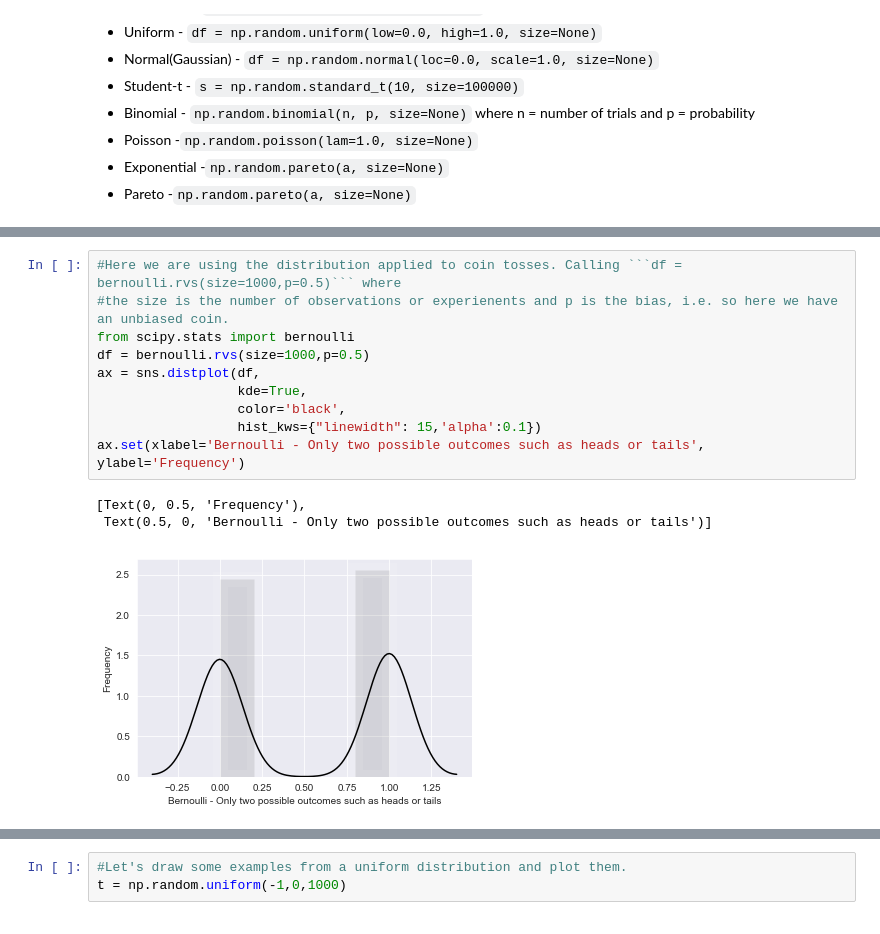
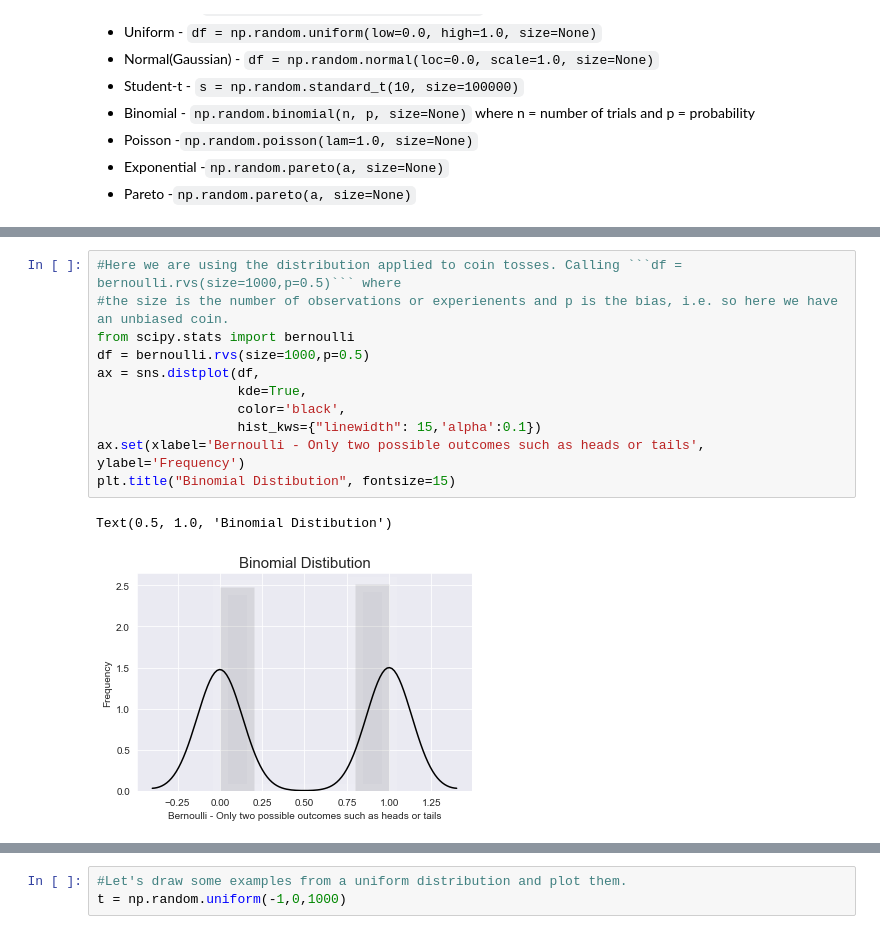
Before and after one commit to tomhealy1/Numpy-random, a Jupyter notebook: Numpy-random Notebook.ipynb, the cells around one changed output, grey strips where cells are left out. Cells and saved outputs as stored; diff of their text form.

Commit message:
Added plot titles and final checks

````diff
--- a/Numpy-random Notebook.ipynb
+++ b/Numpy-random Notebook.ipynb
@@ -268,17 +269,17 @@ HR (my principal area of of interest) if someone will leave or stay. The probabi
 # %%
 #Here we are using the distribution applied to coin tosses. Calling ```df = bernoulli.rvs(size=1000,p=0.5)``` where
 #the size is the number of observations or experienents and p is the bias, i.e. so here we have an unbiased coin.
 from scipy.stats import bernoulli
 df = bernoulli.rvs(size=1000,p=0.5)
 ax = sns.distplot(df,
                   kde=True,
                   color='black',
                   hist_kws={"linewidth": 15,'alpha':0.1})
 ax.set(xlabel='Bernoulli - Only two possible outcomes such as heads or tails', ylabel='Frequency')
+plt.title("Binomial Distibution", fontsize=15)
 # %% [output]
-[Text(0, 0.5, 'Frequency'),
- Text(0.5, 0, 'Bernoulli - Only two possible outcomes such as heads or tails')]
+Text(0.5, 1.0, 'Binomial Distibution')
-[figure, old version]
+[figure, new version]
 # %% [markdown]
 ### Uniform Distribution
 Continuing our tour on distributions for dummies, we will graduate from coin tosses to rolls of the dice. In the Bernoulli distribution we only have two outcomes possible, in the uniform distirbution we have a possibly unlimited number of outcomes (in our case 8) because we are using a 8 sided dice .
````
Also changed, not shown: parts of 18 cells of this notebook, 1 other file.
